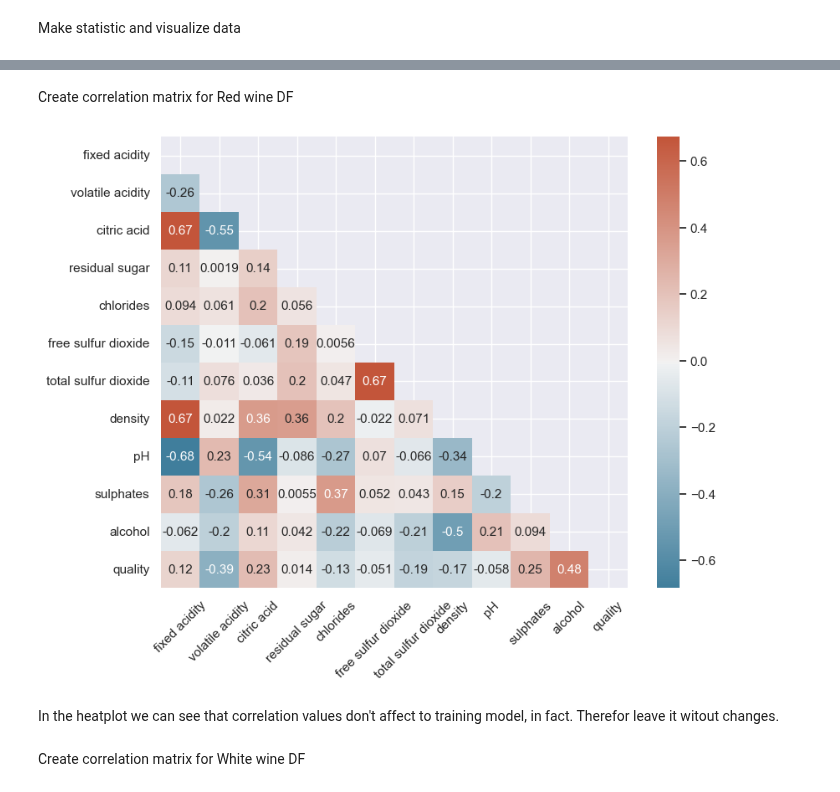
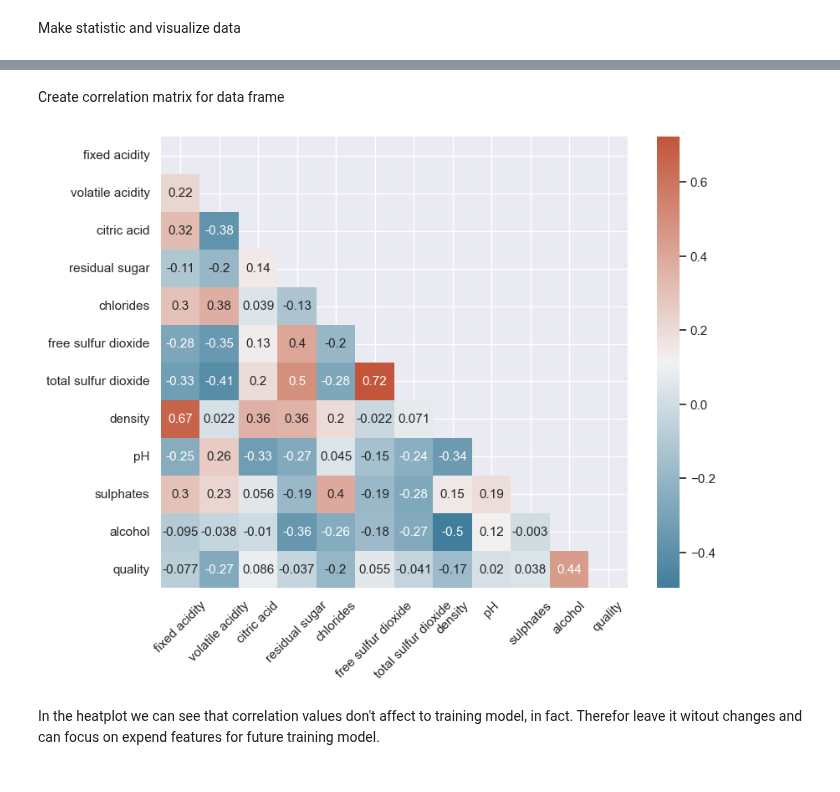
Before and after one commit to Macostik/ML_cource, a Jupyter notebook: HomeWork5/wineQualityHomeWork.ipynb, the cells around one changed output, grey strips where cells are left out. Cells and saved outputs as stored; diff of their text form; code cells hidden in the pictures.

```diff
--- a/HomeWork5/wineQualityHomeWork.ipynb
+++ b/HomeWork5/wineQualityHomeWork.ipynb
@@ -83,0 +123,8 @@ Make statistic and visualize data
+# %%
+# Combine both data frame into big one
+frames = [red_wine_df, white_wine_df]
+
+# Concatenate both data frame
+new_df = pd.concat(frames)
+
+new_df.head()
@@ -84,32 +160,25 @@ Make statistic and visualize data
 # %% [markdown]
-Create correlation matrix for Red wine DF
+Create correlation matrix for data frame
 # %%
-# Create func for create correlation and plot heatmap for it
-def heatplot(df: pd.DataFrame):
+ # Compute the correlation matrix
+corr_matrix = new_df.corr()
 
-    # Compute the correlation matrix
-    corr_matrix = df.corr()
+# Set plot sixe
+plt.figure(figsize=(9, 7))
 
-    # Set plot sixe
-    plt.figure(figsize=(9, 7))
+# Generate a mask for the upper triangle
+mask = np.triu(np.ones_like(corr_matrix, dtype=bool))
 
-    # Generate a mask for the upper triangle
-    mask = np.triu(np.ones_like(corr_matrix, dtype=bool))
+# Generate a custom diverging colormap
+cmap = sns.diverging_palette(230, 20, as_cmap=True)
 
-    # Generate a custom diverging colormap
-    cmap = sns.diverging_palette(230, 20, as_cmap=True)
+# Visualize correlation matrix
+sns.heatmap(corr_matrix, mask=mask, cmap=cmap, annot=True, annot_kws={"fontsize":11})
 
-    # Visualize correlation matrix
-    sns.heatmap(corr_matrix, mask=mask, cmap=cmap, annot=True, annot_kws={"fontsize":11})
-
-    # Show plot
-    plt.xticks(rotation=45)
-    plt.show()
+# Show plot
+plt.xticks(rotation=45)
+plt.show()
+# %% [output]
+[figure, added]
-# %%
-heatplot(red_wine_df)
-# %% [output]
-[figure, removed]
 # %% [markdown]
-In the heatplot we can see that correlation values don't affect to training model, in fact. Therefor leave it witout changes.
+In the heatplot we can see that correlation values don't affect to training model, in fact. Therefor leave it witout changes and can focus on expend features for future training model.
-# %% [markdown]
-Create correlation matrix for White wine DF
```
Also changed, not shown: parts of 13 cells of this notebook.
